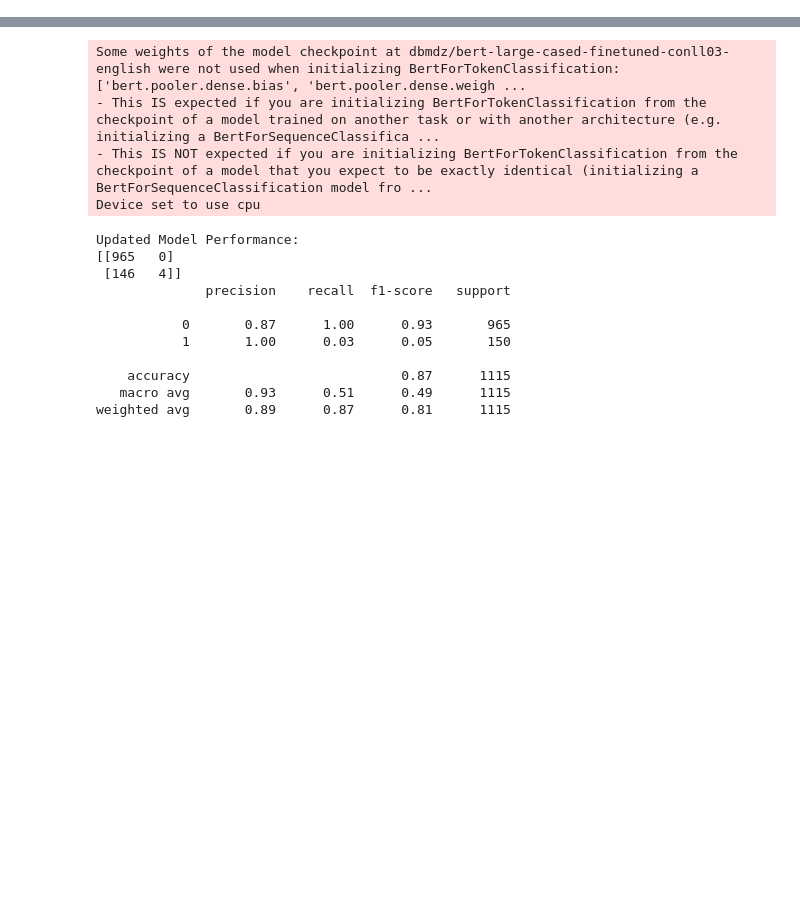
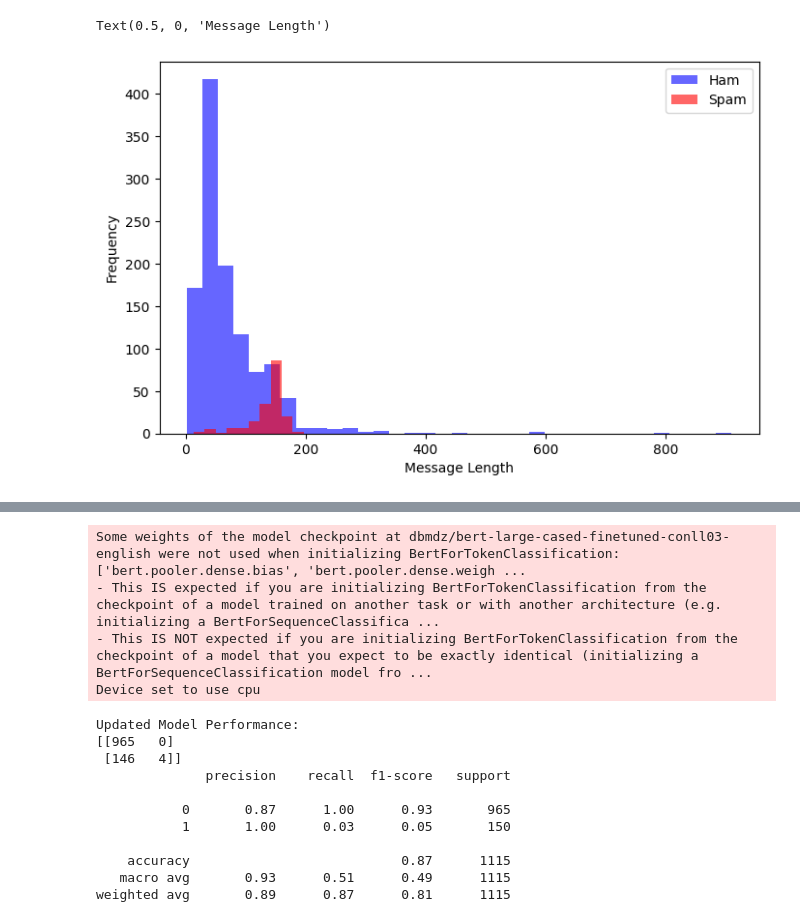
Before and after one commit to svfarande/ham-spam, a Jupyter notebook: code_solution_ShubhamFarande_svfarande@gmail.com.ipynb, the cells around one changed output, grey strips where cells are left out. Cells and saved outputs as stored; diff of their text form; code cells hidden in the pictures; blank space fills up the shorter version.

Commit message:
data preproccessing done

```diff
--- a/code_solution_ShubhamFarande_svfarande@gmail.com.ipynb
+++ b/code_solution_ShubhamFarande_svfarande@gmail.com.ipynb
@@ -14,0 +52,6 @@ X_train.shape, X_test.shape, y_train.shape, y_test.shape
+# %%
+X_test_df = pd.read_csv('data/X_train.csv')
+X_train_df = pd.read_csv('data/X_test.csv', usecols=['text'])
+y_test_df = pd.read_csv('data/y_train.csv')
+y_train_df = pd.read_csv('data/y_test.csv', usecols=['label'])
+X_train_df.shape, y_train_df.shape, X_test_df.shape, y_test_df.shape
@@ -14,0 +62,12 @@ X_train.shape, X_test.shape, y_train.shape, y_test.shape
+# %%
+# Adding labels and combining the dataset
+X_test_df['XTrainTest'] = 'X_test'
+X_train_df['XTrainTest'] = 'X_train'
+y_test_df['yTrainTest'] = 'y_test'
+y_train_df['yTrainTest'] = 'y_train'
+# %%
+#Stacking the dfs horizontally and vertically
+X = pd.concat([X_train_df, X_test_df], axis=0)
+y = pd.concat([y_train_df, y_test_df], axis=0)
+df = pd.concat([X,y],axis=1)
+df.head()
@@ -14,0 +125,3 @@ X_train.shape, X_test.shape, y_train.shape, y_test.shape
+# %%
+df['text_len'] = df['text'].str.len()
+df.head()
@@ -14,0 +135,9 @@ X_train.shape, X_test.shape, y_train.shape, y_test.shape
+# %%
+plt.figure(figsize=(8, 5))
+df[df['label'] == 0]['text'].str.len().plot(bins=35, kind='hist', color='blue', label='Ham', alpha=0.6)
+df[df['label'] == 1]['text'].str.len().plot(kind='hist', color='red', label='Spam', alpha=0.6)
+plt.legend()
+plt.xlabel("Message Length")
+# %% [output]
+Text(0.5, 0, 'Message Length')
+[figure, added]
```
Also changed, not shown: parts of 40 cells of this notebook, 1 other file.
